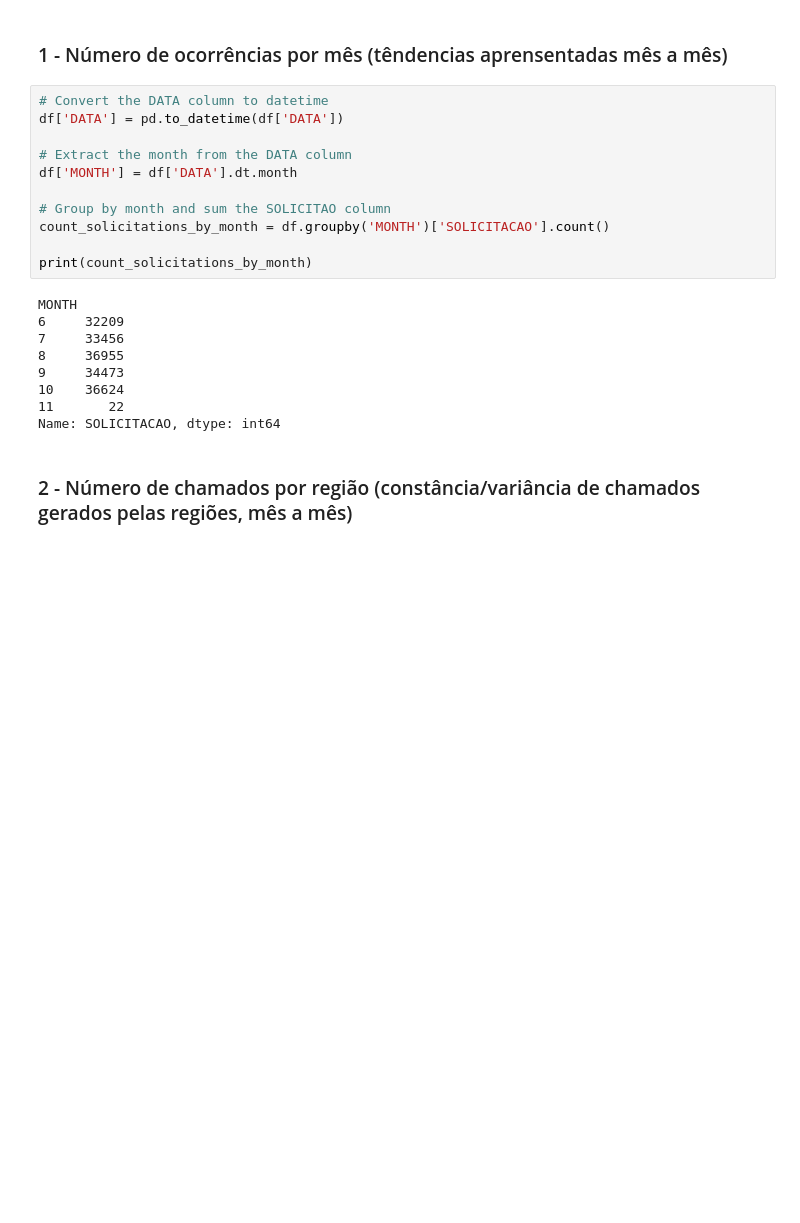
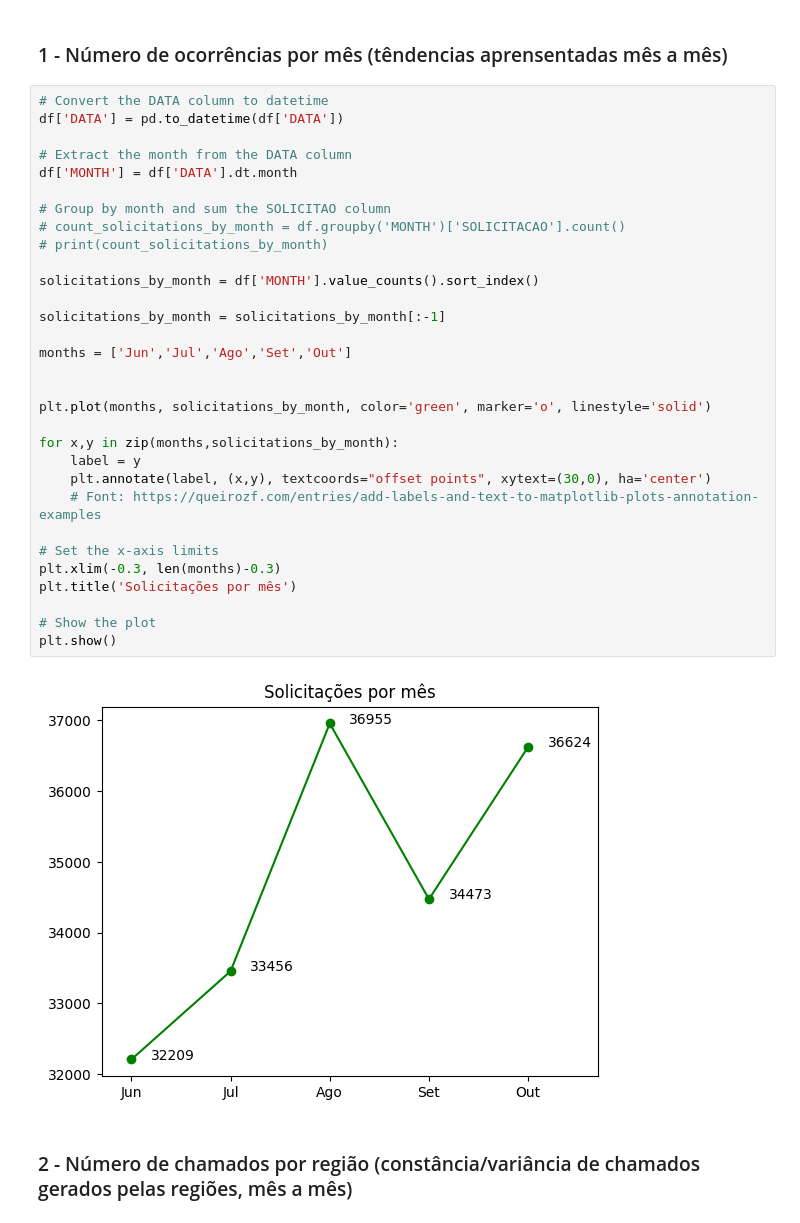
Before and after one commit to FabioKishino/projeto-python-ada, a Jupyter notebook: Projeto.ipynb, the cells around one changed output. Drawn from its saved outputs; the diff is of its cells as text; blank space fills up the shorter version.

```diff
--- a/Projeto.ipynb
+++ b/Projeto.ipynb
@@ -63,23 +80,36 @@ df.head()
 # %%
 # Convert the DATA column to datetime
 df['DATA'] = pd.to_datetime(df['DATA'])
 
 # Extract the month from the DATA column
 df['MONTH'] = df['DATA'].dt.month
 
 # Group by month and sum the SOLICITAO column
-count_solicitations_by_month = df.groupby('MONTH')['SOLICITACAO'].count()
+# count_solicitations_by_month = df.groupby('MONTH')['SOLICITACAO'].count()
+# print(count_solicitations_by_month)
 
-print(count_solicitations_by_month)
+solicitations_by_month = df['MONTH'].value_counts().sort_index()
+
+solicitations_by_month = solicitations_by_month[:-1]
+
+months = ['Jun','Jul','Ago','Set','Out']
+
+
+plt.plot(months, solicitations_by_month, color='green', marker='o', linestyle='solid')
+
+for x,y in zip(months,solicitations_by_month):
+    label = y
+    plt.annotate(label, (x,y), textcoords="offset points", xytext=(30,0), ha='center')
+    # Font: https://queirozf.com/entries/add-labels-and-text-to-matplotlib-plots-annotation-examples
+
+# Set the x-axis limits
+plt.xlim(-0.3, len(months)-0.3)
+plt.title('Solicitações por mês')
+
+# Show the plot
+plt.show()
 # %% [output]
-MONTH
-6     32209
-7     33456
-8     36955
-9     34473
-10    36624
-11       22
-Name: SOLICITACAO, dtype: int64
+[figure, added]
 # %% [markdown]
 ### 2 - Número de chamados por região (constância/variância de chamados gerados pelas regiões, mês a mês)<br>
 # %%
```
Also changed, not shown: parts of 16 cells of this notebook, 1 other file.
